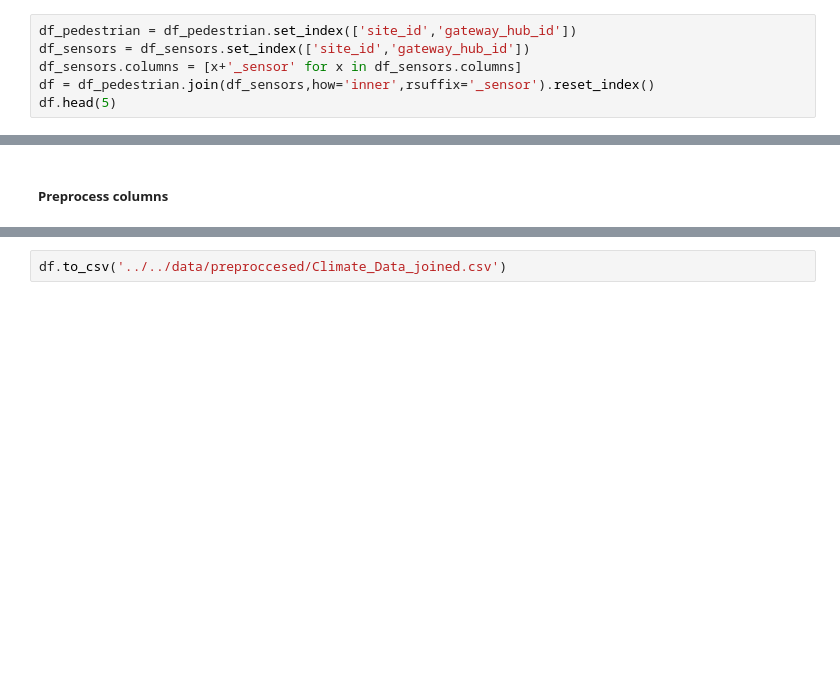
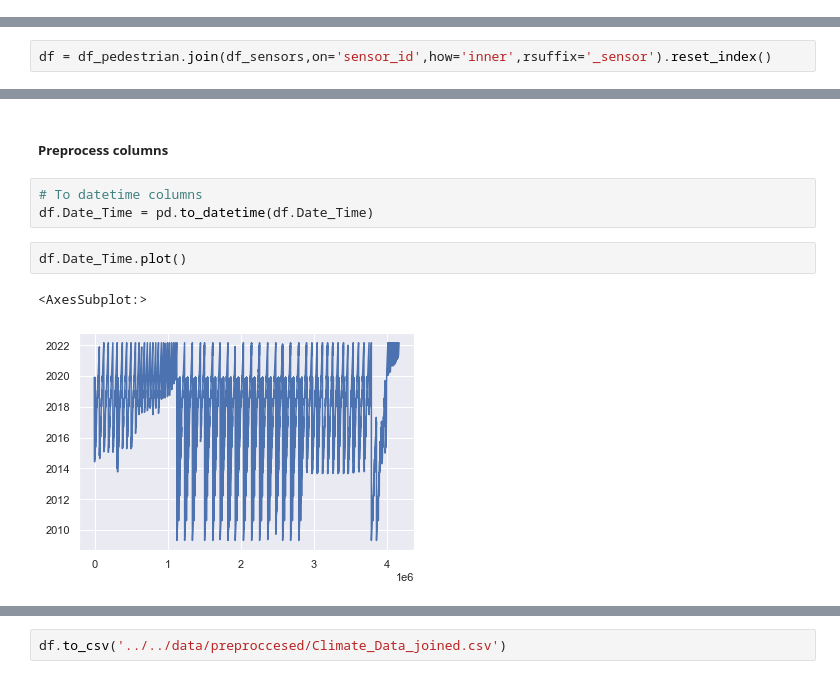
Before and after one commit to Moesen/SocialDataFinalProject, a Jupyter notebook: src/data_preproccess/Pedestrian_preproccess.ipynb, the cells around one changed output, grey strips where cells are left out. Saved outputs shown, nothing was run; the diff lists cells and outputs as text; blank space fills up the shorter version.

```diff
--- a/src/data_preproccess/Pedestrian_preproccess.ipynb
+++ b/src/data_preproccess/Pedestrian_preproccess.ipynb
@@ -44,8 +46,2 @@ df_sensors.head(5)
 # %% [markdown]
 ##### Join datasets
-# %%
-df_pedestrian = df_pedestrian.set_index(['site_id','gateway_hub_id'])
-df_sensors = df_sensors.set_index(['site_id','gateway_hub_id'])
-df_sensors.columns = [x+'_sensor' for x in df_sensors.columns]
-df = df_pedestrian.join(df_sensors,how='inner',rsuffix='_sensor').reset_index()
-df.head(5)
@@ -58,0 +64,2 @@ df.head(5)
+# %%
+df = df_pedestrian.join(df_sensors,on='sensor_id',how='inner',rsuffix='_sensor').reset_index()
@@ -59,2 +112,10 @@ df.head(5)
 # %% [markdown]
 ##### Preprocess columns
+# %%
+# To datetime columns
+df.Date_Time = pd.to_datetime(df.Date_Time)
+# %%
+df.Date_Time.plot()
+# %% [output]
+<AxesSubplot:>
+[figure, added]
```
Also changed, not shown: parts of 10 cells of this notebook, 3 other files.
